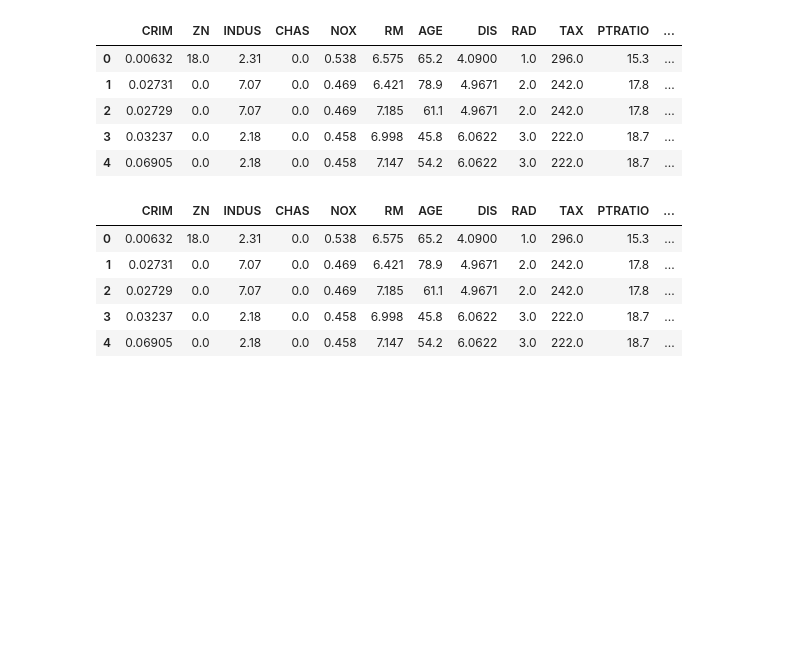
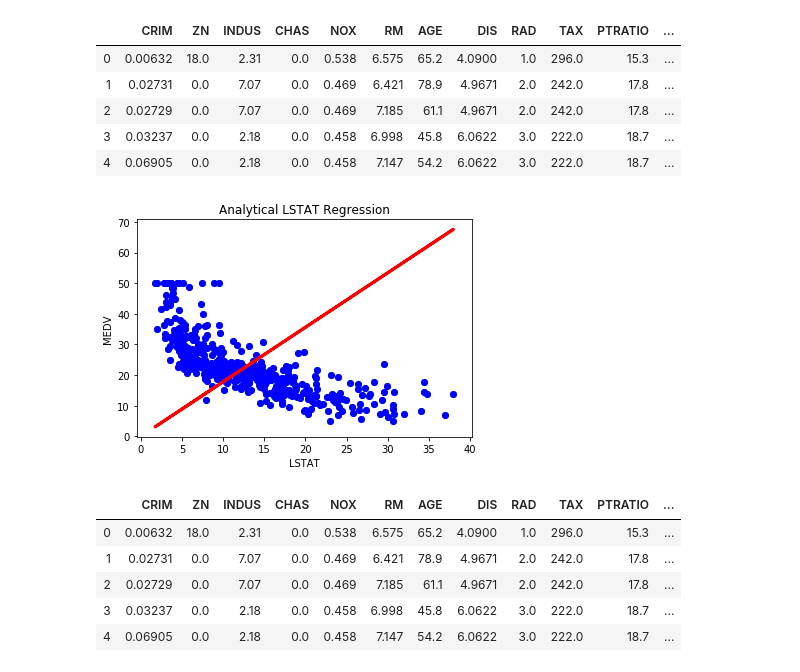
Before and after one commit to DebuggerOR/training_regression, a Jupyter notebook: training_regression.ipynb, the cells around one changed output. Drawn from its saved outputs; the diff is of its cells as text; code cells hidden in the pictures; blank space fills up the shorter version.

```diff
--- a/training_regression.ipynb
+++ b/training_regression.ipynb
@@ -102,6 +103,18 @@ df.head()
 | 2 | 0.02729 | 0.0 | 7.07 | 0.0 | 0.469 | 7.185 | 61.1 | 4.9671 | 2.0 | 242.0 | 17.8 | ... |
 | 3 | 0.03237 | 0.0 | 2.18 | 0.0 | 0.458 | 6.998 | 45.8 | 6.0622 | 3.0 | 222.0 | 18.7 | ... |
 | 4 | 0.06905 | 0.0 | 2.18 | 0.0 | 0.458 | 7.147 | 54.2 | 6.0622 | 3.0 | 222.0 | 18.7 | ... |
+# %%
+plt.title('Analytical LSTAT Regression')
+plt.scatter(df['LSTAT'],df['MEDV'])
+plt.xlabel('LSTAT')
+plt.ylabel('MEDV')
+
+plt.scatter(df['LSTAT'], df['MEDV'],  color='blue')
+plt.plot(df['LSTAT'], df['A_PRED'], color='red', linewidth=3)
+
+plt.show()
+# %% [output]
+[figure, added]
 # %%
 def pred_bias(x):
     return w*x + b
```
Also changed, not shown: parts of 24 cells of this notebook.
